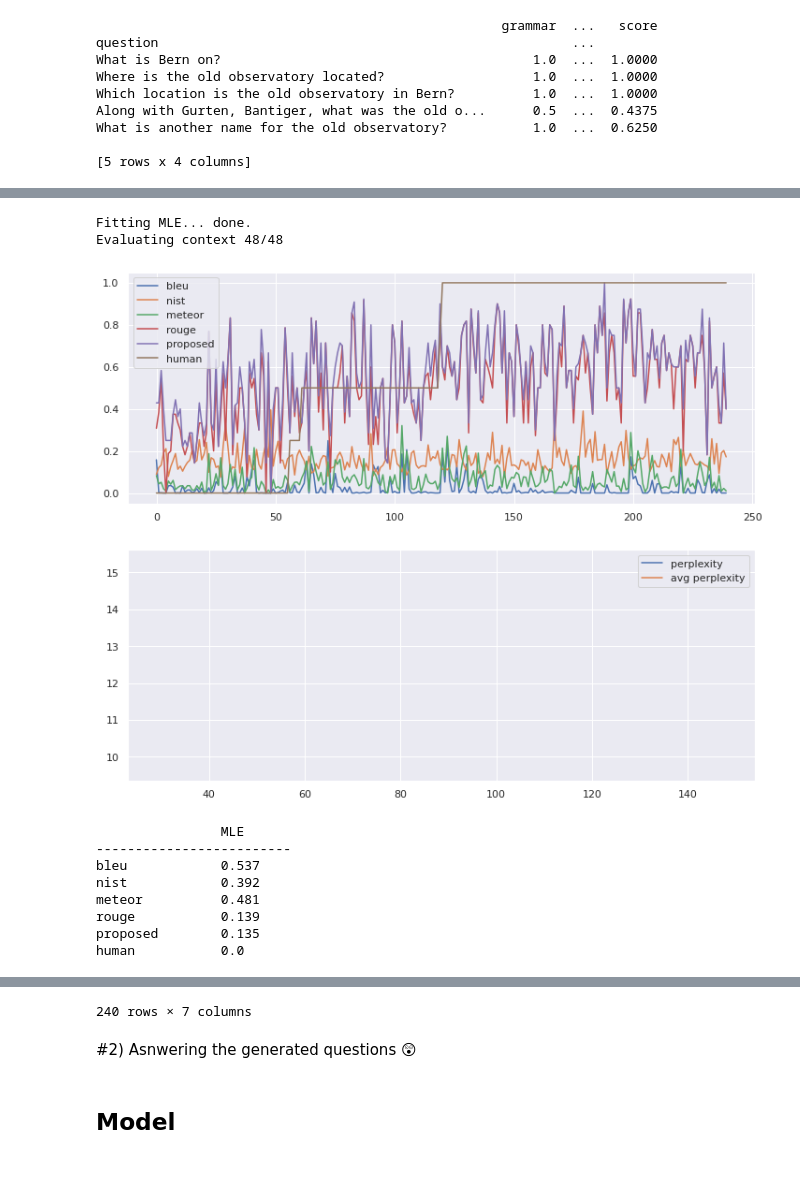
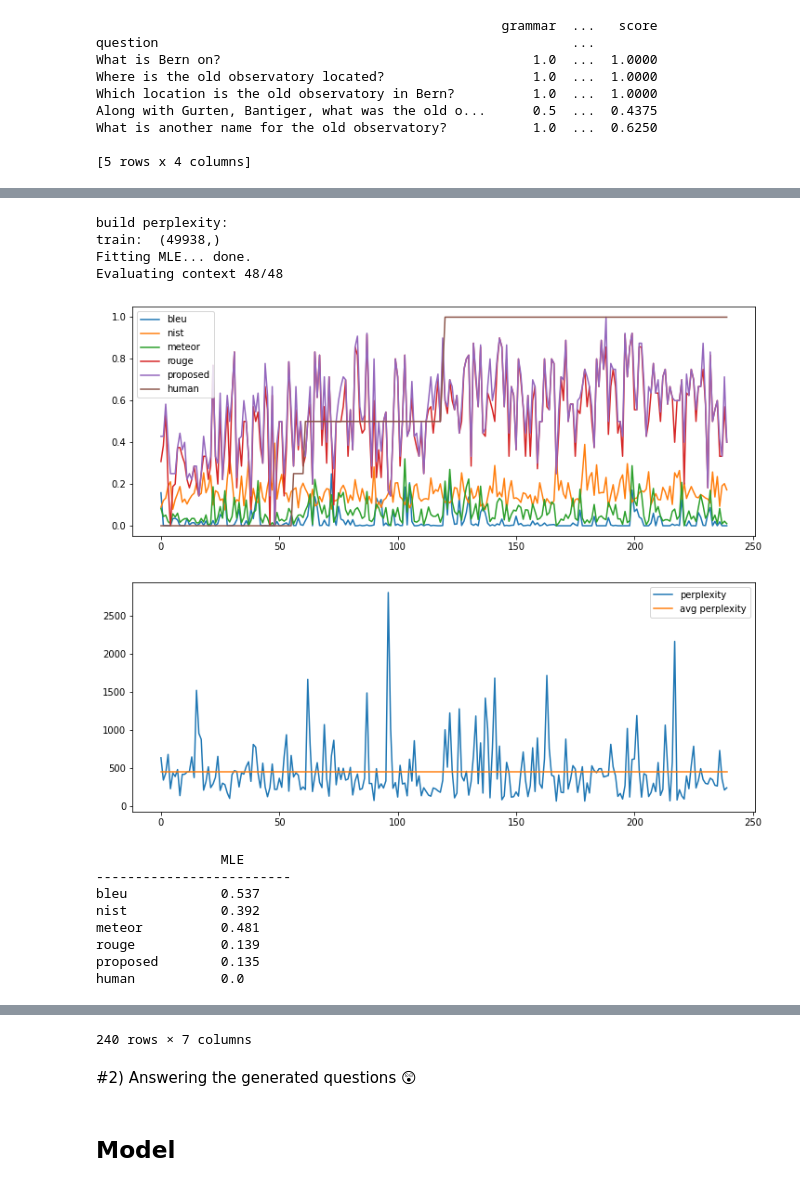
Before and after one commit to giuliofortini/NLP_SQuAD_Project, a Jupyter notebook: SQUAD_evaluating_questions.ipynb, the cells around one changed output, grey strips where cells are left out. Drawn from its saved outputs; the diff is of its cells as text; code cells hidden in the pictures.

```diff
--- a/SQUAD_evaluating_questions.ipynb
+++ b/SQUAD_evaluating_questions.ipynb
@@ -198,13 +190,17 @@ def proposed(reference, sentence, verbose=False):
 
 
 # # # #  PERPLEXITY # # # # # # #
-def build_perplexity_lm(train_sentences, n=3):
+def build_perplexity_lm(train_sentences, n=1):
+  from nltk.lm import Vocabulary
+  print("\n\nbuild perplexity:\ntrain: ", np.array(train_sentences).shape)
   tokenized_text = [list(map(str.lower, nltk.tokenize.word_tokenize(sent)))
                   for sent in train_sentences]
-  train_data, padded_vocab = padded_everygram_pipeline(n, tokenized_text)
+  train_data, _ = padded_everygram_pipeline(n, tokenized_text)
   model = MLE(n)
   print("Fitting MLE... ", end="")
-  model.fit(train_data, padded_vocab)
+  vocab = Vocabulary(nltk.tokenize.word_tokenize(' '.join(train_sentences)), n);
+
+  model.fit(train_data, vocab)
   print("done.")
   return model
 
@@ -216,7 +212,7 @@ def predict_perplexity(model, test, n=3):
   test_data, _ = padded_everygram_pipeline(n, tokenized_text)
   scores = []
   for i, test in enumerate(test_data):
-    scores.append(model.perplexity(test))
+    scores.append(model.score(test))
 
   return sum(scores) / len(scores)
 # %% [markdown]
@@ -252,7 +248,7 @@ def evaluate(questions, human_val, plm):
                          round(rouge1(context, question), 3),
                          round(proposed(context, question), 3),
                          human_val[question]["contextuality"],
-                         predict_perplexity(plm, question)
+                         perplexity(question, plm)
                          ]],
                       columns = results_df.columns,
                       index = [question]))
@@ -316,14 +314,12 @@ What is another name for the old observatory?           1.0  ...  0.6250
 
 [5 rows x 4 columns]
 # %%
-train_question_list = []
-with open("/content/drive/MyDrive/SQUAD/SQUAD/train_samples.txt") as f:
+test_contexts = []
+test_real_question = []
+test_generated_questions = []
+with open("/content/drive/MyDrive/SQUAD/test_samples.txt") as f:
   for line in f.read().replace("\n", "").split("[CTX]"):
-    try:
-      question = line[line.index("[QS]")+4:line.index("[QE]")].strip()
-      train_question_list.append(question)
-    except:
-      pass
-
-print("Training samples: ", len(train_question_list))
+    print(line)
+    input()
+print("Training samples: ", len(test_generated_questions))
 # %% [output]
@@ -331,10 +333,13 @@ Training samples:  49938
 # %%
 test_plm = build_perplexity_lm(train_question_list)
-evaluate(test_questions, test_humans, test_plm)
+#evaluate(test_questions, test_humans, test_plm)
+evaluate(test_questions, test_humans, model)
 # %% [output]
+build perplexity:
+train:  (49938,)
 Fitting MLE... done.
 Evaluating context 48/48
-[figure, old version]
+[figure, new version]
                 MLE
 -------------------------
 bleu            0.537
@@ -358,6 +363,6 @@ human           0.0
 240 rows × 7 columns
 # %% [markdown]
-#2) Asnwering the generated questions 😲
+#2) Answering the generated questions 😲
 # %% [markdown]
 ## Model
 # %%
```
Also changed, not shown: parts of 16 cells of this notebook.
